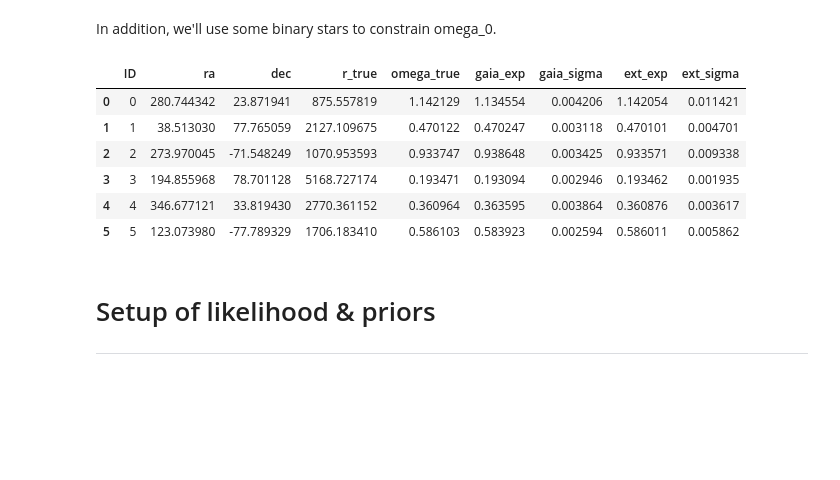
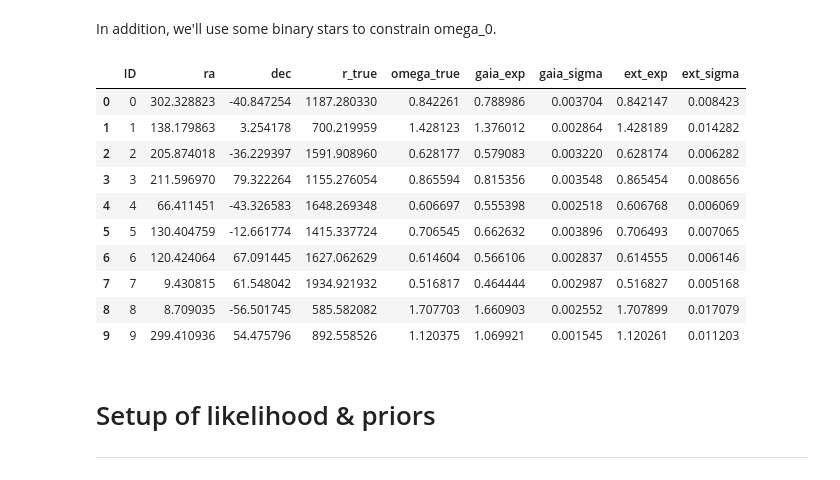
Before and after one commit to vickyscowcroft/bayesian_pl_fitting, a Jupyter notebook: batdog.ipynb, the cells around one changed output. Drawn from its saved outputs; the diff is of its cells as text; code cells hidden in the pictures; blank space fills up the shorter version.

```diff
--- a/batdog.ipynb
+++ b/batdog.ipynb
@@ -79,7 +81,7 @@ def stellar_distribution(r, L, fact=1):
 
 
 # Set some parameters
-N_stars = 50  # number of stars
+N_stars = 100  # number of stars
 scale = 1000  # scale factor in pc to apply, roughly half the mode of the pdf
 
 # Work out the maximum of our distribution
@@ -119,9 +121,9 @@ data['dec'] = pd.Series((np.random.rand(N_stars) - 0.5)*180)
 i = 0
 r_true = np.zeros(N_stars)
 while i < N_stars:
-    # Create a test r of size 13 times that of the scale and a deviate test_p
+    # Create a test r of size ~scale and a deviate test_p
     # to compare with the interval
-    test_r = np.random.rand() * scale * 13
+    test_r = (2*scale - scale/2)*np.random.rand() + scale/2
     test_p = np.random.rand()
 
     # See if the test point is in the distribution or not
@@ -204,7 +206,7 @@ def parallax_error_estimator(magnitude, N_stars):
 
 
 """Parallax"""
-omega_0_true = -0.0  # in mas
+omega_0_true = -0.05  # in mas
 parallax_errors = parallax_error_estimator(data['m_true_I'], N_stars) / 5 ################## BIG CHEEKY DIVISION HERE
 data['omega_exp'] = (data['omega_true'] + omega_0_true
                      + np.random.normal(loc=0, scale=1, size=N_stars)
@@ -213,10 +215,10 @@ data['omega_sigma'] = np.abs(parallax_errors)
 
 
 """Period"""
-# Typical 1-2% P error
+# Typical 1.5% P error
 period_errors = data['P_true'] * np.random.normal(loc=0, scale=0.015, size=N_stars)
 data['P_exp'] = data['P_true'] + period_errors
-data['P_sigma'] = np.sqrt(np.abs(period_errors)**2 + 0.01**2)
+data['P_sigma'] = data['P_exp'] * 0.015
 
 
 """Apparent magnitude (uncorrected for extinction) & extinction estimates"""
@@ -227,7 +229,7 @@ for i, j in zip(band_names, range(N_bands)):
     band = '_' + i
     app_magnitude_errors = np.random.normal(loc=0, scale=0.01, size=N_stars)
     data['m_exp'+band] = data['m_true'+band] + app_magnitude_errors
-    data['m_sigma'+band] = np.sqrt(np.abs(app_magnitude_errors)**2 + 0.01**2)
+    data['m_sigma'+band] = 0.01
     data['A_exp'+band] = data['A_true'+band] * ((0.9-0.5)*np.random.rand(N_stars) + 0.5)
     data['A_sigma'+band] = 0.3 * data['A_exp'+band]   # 30% error on all
 
@@ -278,7 +281,7 @@ data[['m_true'+band, 'omega_true', 'omega_exp', 'omega_sigma']]
 In addition, we'll use some binary stars to constrain omega_0.
 # %%
 # Name the binaries and again create a data frame
-N_binaries = 6  # number of parallax-constraining binary stars
+N_binaries = 10  # number of parallax-constraining binary stars
 sampled_ids = pd.Series(np.arange(0, N_binaries))
 binaries = pd.DataFrame(sampled_ids, columns=['ID'])
 
@@ -292,41 +295,45 @@ r_true = np.zeros(N_binaries)
 while i < N_binaries:
     # Create a test r of size 13 times that of the scale and a deviate test_p
     # to compare with the interval
-    test_r = np.random.rand() * scale * 13
+    test_r = (2*scale - scale/2)*np.random.rand() + scale/2
     test_p = np.random.rand()
 
     # See if the test point is in the distribution or not
     if test_p < stellar_distribution(test_r, scale, fact=factor):
         r_true[i] = test_r
         i += 1
 
 # Assign r and implied parallax values we've got to the data frame
 binaries['r_true'] = pd.Series(r_true)
 binaries['omega_true'] = pd.Series((1 / r_true)*1e3)
 
 # Assign an experimental parallax and error
 parallax_errors = parallax_error_estimator(13, N_binaries) / 5 ################## BIG CHEEKY DIVISION HERE
 binaries['gaia_exp'] = (binaries['omega_true'] + omega_0_true
                      + np.random.normal(loc=0, scale=1, size=N_binaries)
                      * parallax_errors)
 binaries['gaia_sigma'] = np.abs(parallax_errors)
 
 # Same again, but for very precise external parallaxes
 parallax_errors = np.random.normal(loc=0, scale=0.0001, size=N_binaries)
 binaries['ext_exp'] = (binaries['omega_true'] * (1 + parallax_errors))
 binaries['ext_sigma'] = np.sqrt(np.abs(parallax_errors)**2
                                 + 0.0001*binaries['ext_exp']**2)
 
 # Output data for a peek
 binaries
 # %% [output]
 |  | ID | ra | dec | r_true | omega_true | gaia_exp | gaia_sigma | ext_exp | ext_sigma |
-| 0 | 0 | 280.744342 | 23.871941 | 875.557819 | 1.142129 | 1.134554 | 0.004206 | 1.142054 | 0.011421 |
-| 1 | 1 | 38.513030 | 77.765059 | 2127.109675 | 0.470122 | 0.470247 | 0.003118 | 0.470101 | 0.004701 |
-| 2 | 2 | 273.970045 | -71.548249 | 1070.953593 | 0.933747 | 0.938648 | 0.003425 | 0.933571 | 0.009338 |
-| 3 | 3 | 194.855968 | 78.701128 | 5168.727174 | 0.193471 | 0.193094 | 0.002946 | 0.193462 | 0.001935 |
-| 4 | 4 | 346.677121 | 33.819430 | 2770.361152 | 0.360964 | 0.363595 | 0.003864 | 0.360876 | 0.003617 |
-| 5 | 5 | 123.073980 | -77.789329 | 1706.183410 | 0.586103 | 0.583923 | 0.002594 | 0.586011 | 0.005862 |
+| 0 | 0 | 302.328823 | -40.847254 | 1187.280330 | 0.842261 | 0.788986 | 0.003704 | 0.842147 | 0.008423 |
+| 1 | 1 | 138.179863 | 3.254178 | 700.219959 | 1.428123 | 1.376012 | 0.002864 | 1.428189 | 0.014282 |
+| 2 | 2 | 205.874018 | -36.229397 | 1591.908960 | 0.628177 | 0.579083 | 0.003220 | 0.628174 | 0.006282 |
+| 3 | 3 | 211.596970 | 79.322264 | 1155.276054 | 0.865594 | 0.815356 | 0.003548 | 0.865454 | 0.008656 |
+| 4 | 4 | 66.411451 | -43.326583 | 1648.269348 | 0.606697 | 0.555398 | 0.002518 | 0.606768 | 0.006069 |
+| 5 | 5 | 130.404759 | -12.661774 | 1415.337724 | 0.706545 | 0.662632 | 0.003896 | 0.706493 | 0.007065 |
+| 6 | 6 | 120.424064 | 67.091445 | 1627.062629 | 0.614604 | 0.566106 | 0.002837 | 0.614555 | 0.006146 |
+| 7 | 7 | 9.430815 | 61.548042 | 1934.921932 | 0.516817 | 0.464444 | 0.002987 | 0.516827 | 0.005168 |
+| 8 | 8 | 8.709035 | -56.501745 | 585.582082 | 1.707703 | 1.660903 | 0.002552 | 1.707899 | 0.017079 |
+| 9 | 9 | 299.410936 | 54.475796 | 892.558526 | 1.120375 | 1.069921 | 0.001545 | 1.120261 | 0.011203 |
 # %% [markdown]
 # Setup of likelihood & priors
 ------
```
Also changed, not shown: parts of 23 cells of this notebook, 3 other files.
